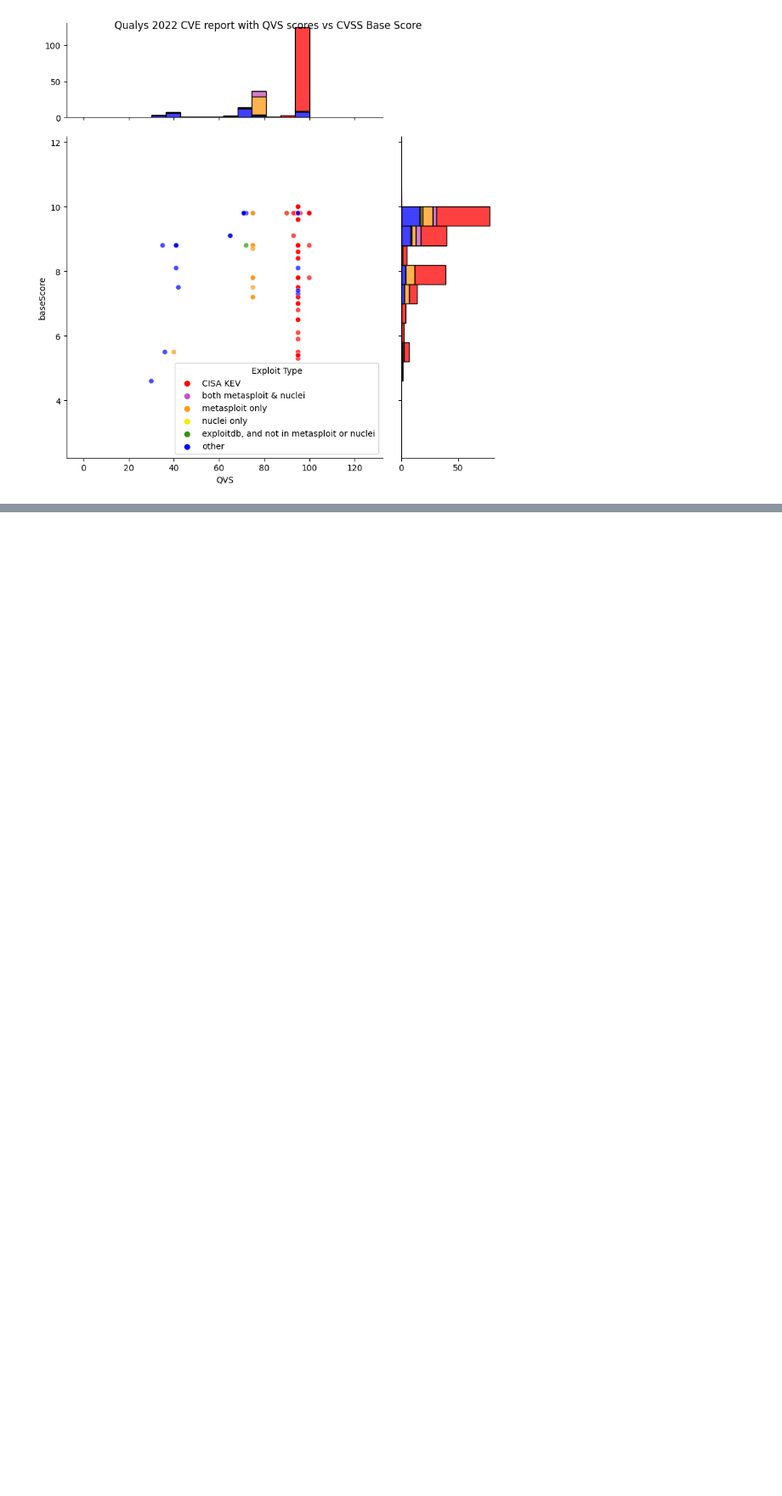
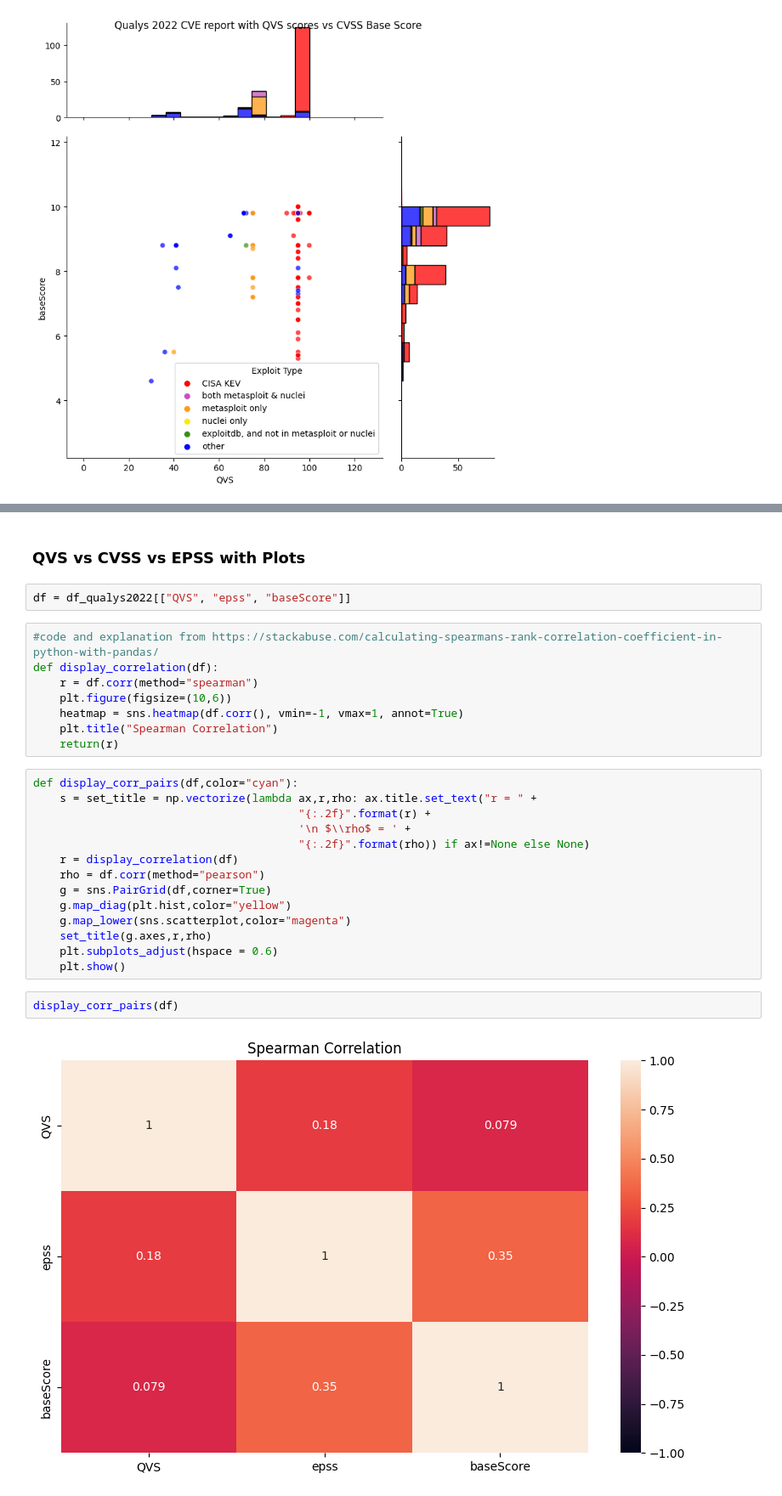
Before and after one commit to RiskBasedPrioritization/RiskBasedPrioritizationAnalysis, a Jupyter notebook: analysis/qualys.ipynb, the cells around one changed output, grey strips where cells are left out. Shown at 85% size. Saved outputs shown, nothing was run; the diff lists cells and outputs as text; blank space fills up the shorter version.

Commit message:
Qualys Spearman Correlation Coefficient

```diff
--- a/analysis/qualys.ipynb
+++ b/analysis/qualys.ipynb
@@ -82,0 +138,30 @@ Text(0.5, 0.98, 'Qualys 2022 CVE report with QVS scores vs CVSS Base Score')
+# %% [markdown]
+### QVS vs CVSS vs EPSS with Plots
+# %%
+df = df_qualys2022[["QVS", "epss", "baseScore"]]
+# %%
+#code and explanation from https://stackabuse.com/calculating-spearmans-rank-correlation-coefficient-in-python-with-pandas/
+def display_correlation(df):
+    r = df.corr(method="spearman")
+    plt.figure(figsize=(10,6))
+    heatmap = sns.heatmap(df.corr(), vmin=-1, vmax=1, annot=True)
+    plt.title("Spearman Correlation")
+    return(r)
+# %%
+def display_corr_pairs(df,color="cyan"):
+    s = set_title = np.vectorize(lambda ax,r,rho: ax.title.set_text("r = " +
+                                        "{:.2f}".format(r) +
+                                        '\n $\\rho$ = ' +
+                                        "{:.2f}".format(rho)) if ax!=None else None)
+    r = display_correlation(df)
+    rho = df.corr(method="pearson")
+    g = sns.PairGrid(df,corner=True)
+    g.map_diag(plt.hist,color="yellow")
+    g.map_lower(sns.scatterplot,color="magenta")
+    set_title(g.axes,r,rho)
+    plt.subplots_adjust(hspace = 0.6)
+    plt.show()
+# %%
+display_corr_pairs(df)
+# %% [output]
+[figure, added]
```
Also changed, not shown: parts of 9 cells of this notebook.
